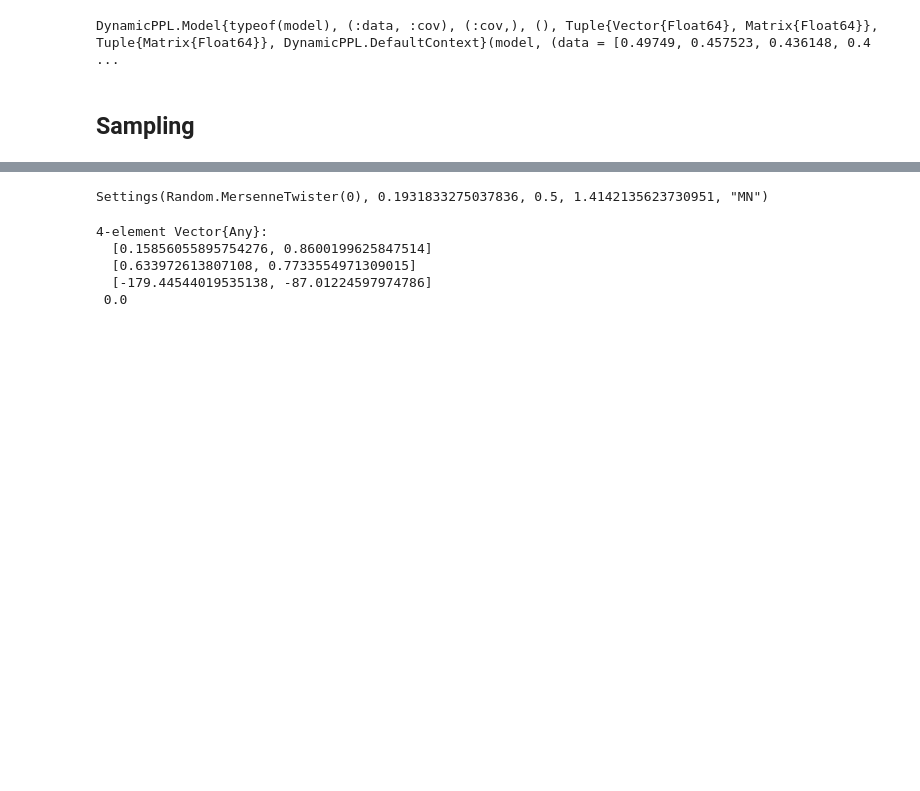
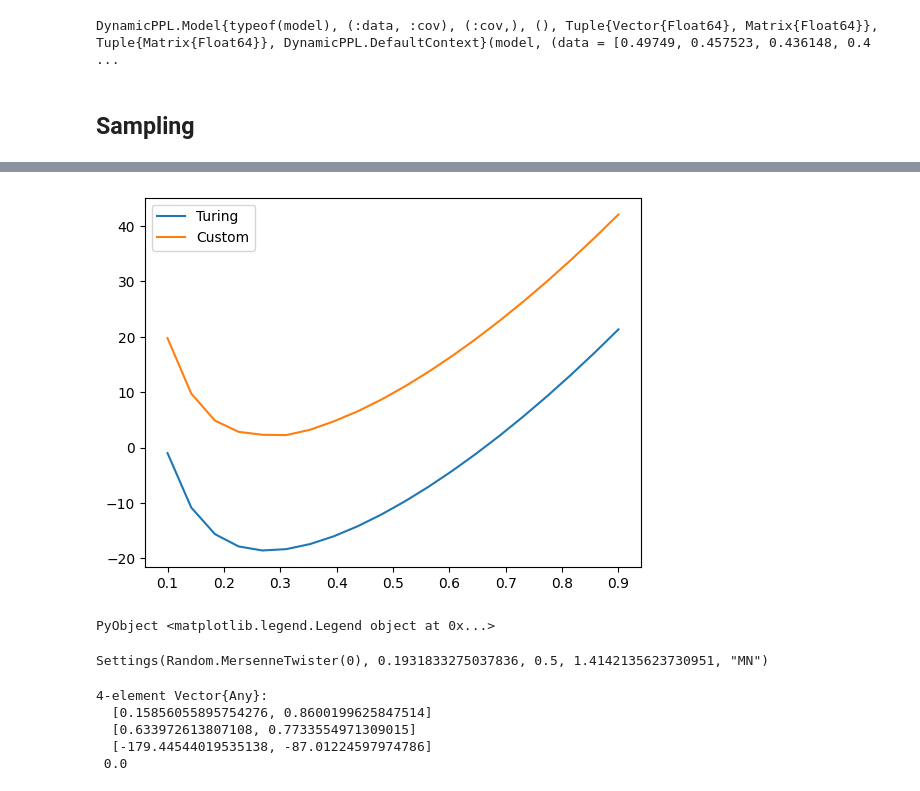
Before and after one commit to JaimeRZP/CMBLensing_MicroCanonicalHMC.jl, a Jupyter notebook: Lab_Turing.ipynb, the cells around one changed output, grey strips where cells are left out. Saved outputs shown, nothing was run; the diff lists cells and outputs as text; code cells hidden in the pictures; blank space fills up the shorter version.

```diff
--- a/Lab_Turing.ipynb
+++ b/Lab_Turing.ipynb
@@ -78,3 +77,5 @@ DynamicPPL.Model{typeof(model), (:data, :cov), (:cov,), (), Tuple{Vector{Float64
 ## Sampling
 # %%
 target = TuringTarget(stat_model);
+# %%
+lkl_Wm = [target.nlogp([wm, 0.81]) for wm in LinRange(0.1, 0.9, 20)]
@@ -80,0 +120,2 @@ target = TuringTarget(stat_model);
+# %%
+lkl_Wm2 = [19.76492417504663, 9.769021047486815, 4.868236853548285, 2.845808890401246, 2.3189396613818776, 2.261163858296471, 3.216973453815231, 4.7347687085312895, 6.530695441574698, 8.649790527156746, 11.047219692619503, 13.692364338474967, 16.563762606448787, 19.646021184302967, 22.927871315769167, 26.40091171712138, 30.058776042113415, 33.89656955839534, 37.91048048065337, 42.09750697100694]
@@ -81,3 +160,10 @@ target = TuringTarget(stat_model);
+# %%
+plt.plot(LinRange(0.1, 0.9, 20), lkl_Wm, label="Turing")
+plt.plot(LinRange(0.1, 0.9, 20), lkl_Wm2, label="Custom")
+plt.legend()
+# %% [output]
+[figure, added]
+PyObject <matplotlib.legend.Legend object at 0x...>
 # %%
 eps=0.5
 L=sqrt(2)
```
Also changed, not shown: parts of 5 cells of this notebook, 3 other files.
